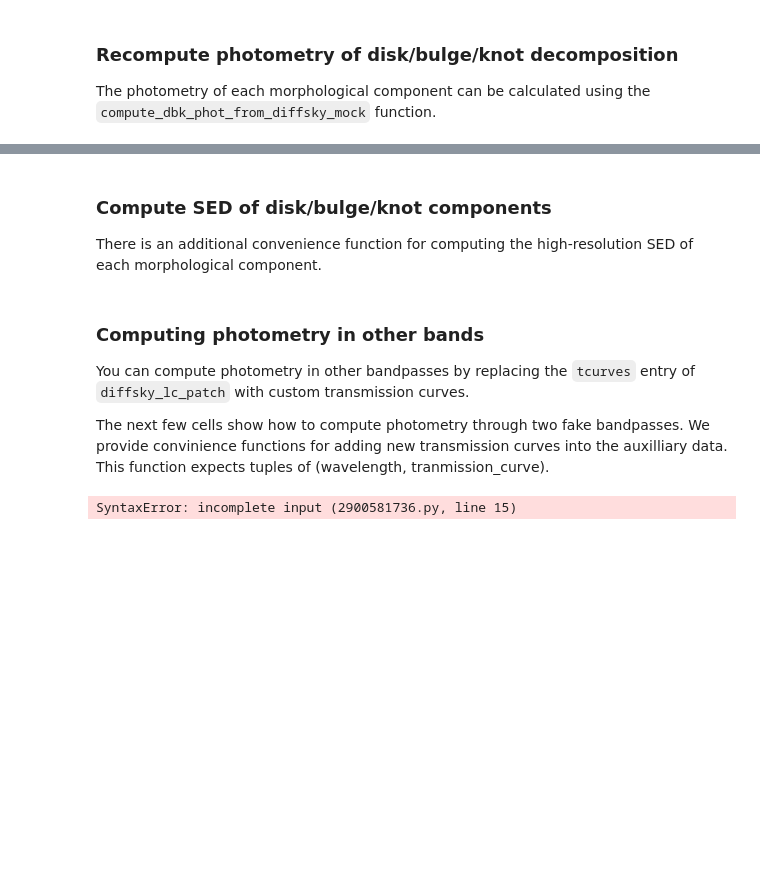
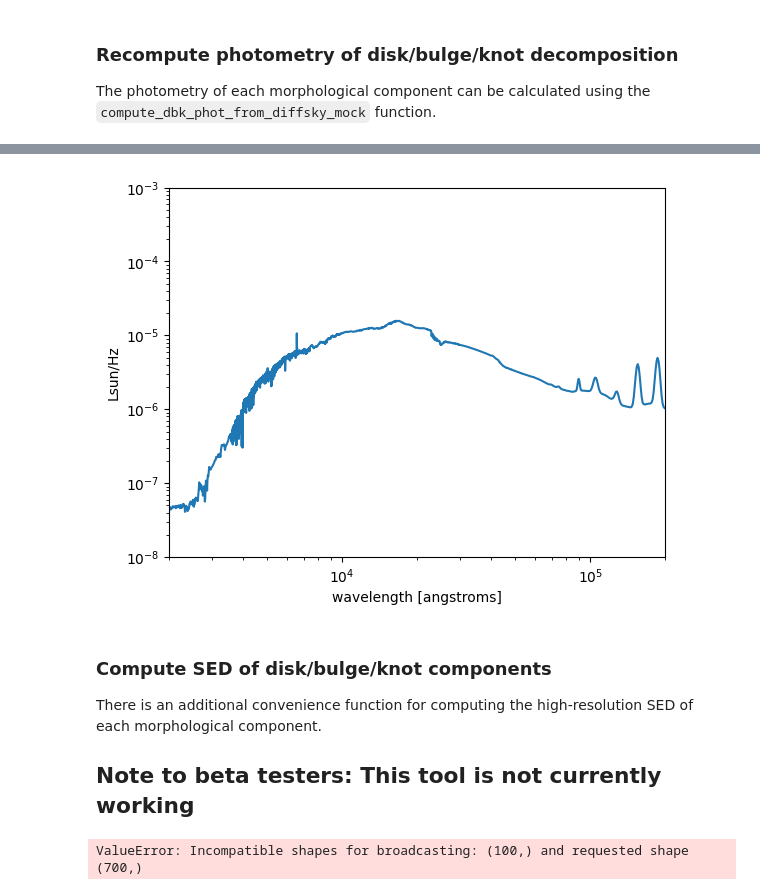
Before and after one commit to ArgonneCPAC/diffsky, a Jupyter notebook: docs/source/demo_diffsky_recompute_from_mock.ipynb, the cells around one changed output, grey strips where cells are left out. Cells and saved outputs as stored; diff of their text form; code cells hidden in the pictures; blank space fills up the shorter version.

```diff
--- a/docs/source/demo_diffsky_recompute_from_mock.ipynb
+++ b/docs/source/demo_diffsky_recompute_from_mock.ipynb
@@ -59,21 +148,28 @@ There is also a convenience function for computing the high-resolution SED of ea
 # %%
-# from diffsky.data_loaders.opencosmo_utils import compute_sed_from_diffsky_mock
-# seds = compute_sed_from_diffsky_mock(catalog, aux_data, z_phot_table, bands = ["lsst_u", "lsst_i"], insert=False)
+from diffsky.data_loaders.opencosmo_utils import compute_seds_from_diffsky_mock
+sed_catalog = catalog.take(100)
+seds = compute_seds_from_diffsky_mock(sed_catalog, aux_data, bands = ["lsst_u", "lsst_i"], insert=False)
 # %%
-# fig, ax = plt.subplots(1, 1)
-# __=ax.loglog()
-# xlim = ax.set_xlim(2_000, 200_000)
-# ylim = ax.set_ylim(1e-8, 1e-3)
+fig, ax = plt.subplots(1, 1)
+__=ax.loglog()
+xlim = ax.set_xlim(2_000, 200_000)
+ylim = ax.set_ylim(1e-8, 1e-3)
 
-# igal = 50
-# __=ax.plot(aux_data['ssp_data'].ssp_wave, seds["rest_sed"][igal, :])
-# xlabel = ax.set_xlabel('wavelength [angstroms]')
-# ylabel = ax.set_ylabel('Lsun/Hz')
+igal = 50
+__=ax.plot(aux_data['ssp_data'].ssp_wave, seds["rest_sed"][igal, :])
+xlabel = ax.set_xlabel('wavelength [angstroms]')
+ylabel = ax.set_ylabel('Lsun/Hz')
+# %% [output]
+[figure, added]
 # %% [markdown]
 ### Compute SED of disk/bulge/knot components
 
 There is an additional convenience function for computing the high-resolution SED of each morphological component.
+
+## Note to beta testers: This tool is not currently working
 # %%
-# from diffsky.data_loaders.opencosmo_utils import compute_dbk_sed_from_diffsky_mock
-# dbk_sed_info = compute_dbk_sed_from_diffsky_mock(catalog, aux_data, z_phot_table, bands = ["lsst_u", "lsst_i"], insert=False)
+from diffsky.data_loaders.opencosmo_utils import compute_dbk_seds_from_diffsky_mock
+dbk_sed_info = compute_dbk_seds_from_diffsky_mock(sed_catalog, aux_data, bands = ["lsst_u", "lsst_i"], insert=False)
+# %% [output]
+ValueError: Incompatible shapes for broadcasting: (100,) and requested shape (700,)
 # %%
@@ -91,24 +186,0 @@ There is an additional convenience function for computing the high-resolution SE
-# %% [markdown]
-### Computing photometry in other bands
-
-You can compute photometry in other bandpasses by replacing the `tcurves` entry of `diffsky_lc_patch` with custom transmission curves.
-
-The next few cells show how to compute photometry through two fake bandpasses. We provide convinience functions for adding new transmission curves into the auxilliary data. This function expects tuples of (wavelength, tranmission_curve).
-# %%
-from jax.scipy.stats import norm as jnorm
-from collections import namedtuple
-from diffsky.data_loaders.opencosmo_utils import add_transmission_curves
-wave = np.linspace(200, 8_000, 500)
-fake_tcurve1 = jnorm.pdf(wave, loc=3_000.0, scale=500.0)
-fake_tcurve2 = jnorm.pdf(wave, loc=5_000.0, scale=500.0)
-
-aux_data = add_transmission_curves(aux_data, fake_tcurve1 = (wave, fake_tcurve1), fake_tcurve2 = (wave, fake_tcurve2))
-
-
-__=ax.plot(fake_tcurve1.wave, fake_tcurve1.transmission)
-__=ax.plot(fake_tcurve2.wave, fake_tcurve2.transmission)
-
-# You should now see the new tranmission curves in the list of tranmission curves
-print(aux_data["tcurves"]._fields)
-# %% [output]
-SyntaxError: incomplete input (2900581736.py, line 15)
```
Also changed, not shown: parts of 16 cells of this notebook, 2 other files.
